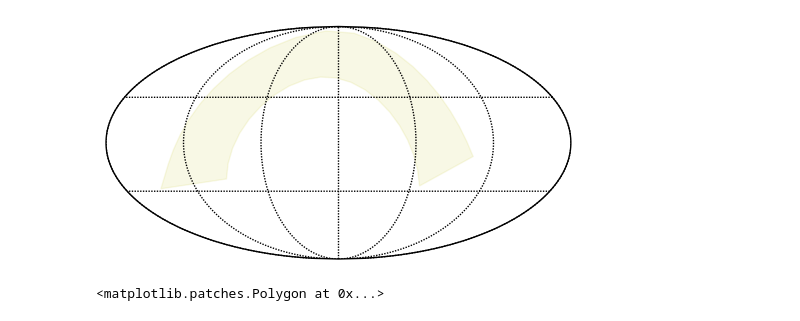
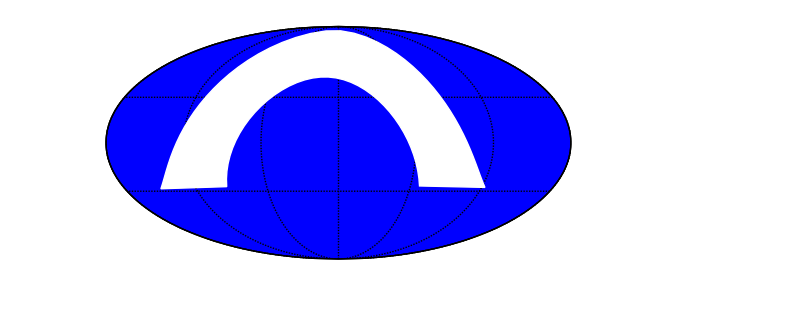
Before and after one commit to oskarkleincentre/cadence_demo_for_ztf, a Jupyter notebook: examples/Demo_testMW.ipynb, the cells around one changed output. Cells and saved outputs as stored; diff of their text form; code cells hidden in the pictures.

```diff
--- a/examples/Demo_testMW.ipynb
+++ b/examples/Demo_testMW.ipynb
@@ -7,6 +7,7 @@ from opsimsummary import convertToSphericalCoordinates, convertToCelestialCoordi
 # %%
 ztfsky = ZTFSNViz()
 # %%
-fig, ax, m = ztfsky.generate_image_bg(bg_color='w')
+fig, ax, m = ztfsky.generate_image_bg(bg_color='b', mwcolor='w', fillmw=True, mw_lw=1,
+                                      mw_alpha=1.0, mw_edgecolor='k' )
 # %% [output]
-[figure, old version]
+[figure, new version]
@@ -17,4 +13,0 @@ p = mwext.mw_polygon
-# %%
-ax.add_patch(p)
-# %% [output]
-<matplotlib.patches.Polygon at 0x...>
```
Also changed, not shown: parts of 8 cells of this notebook.
